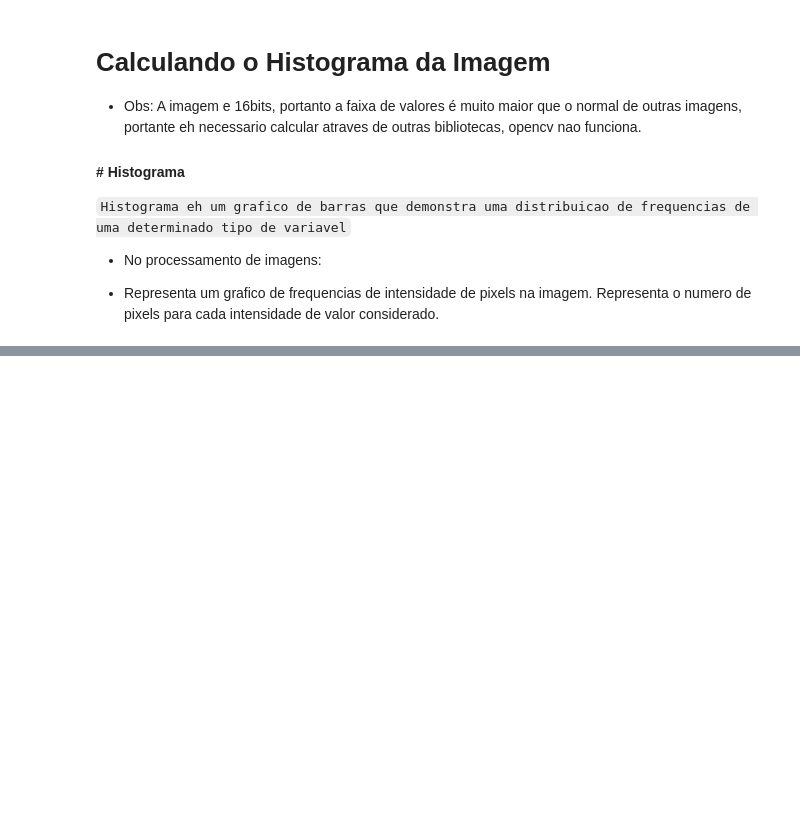
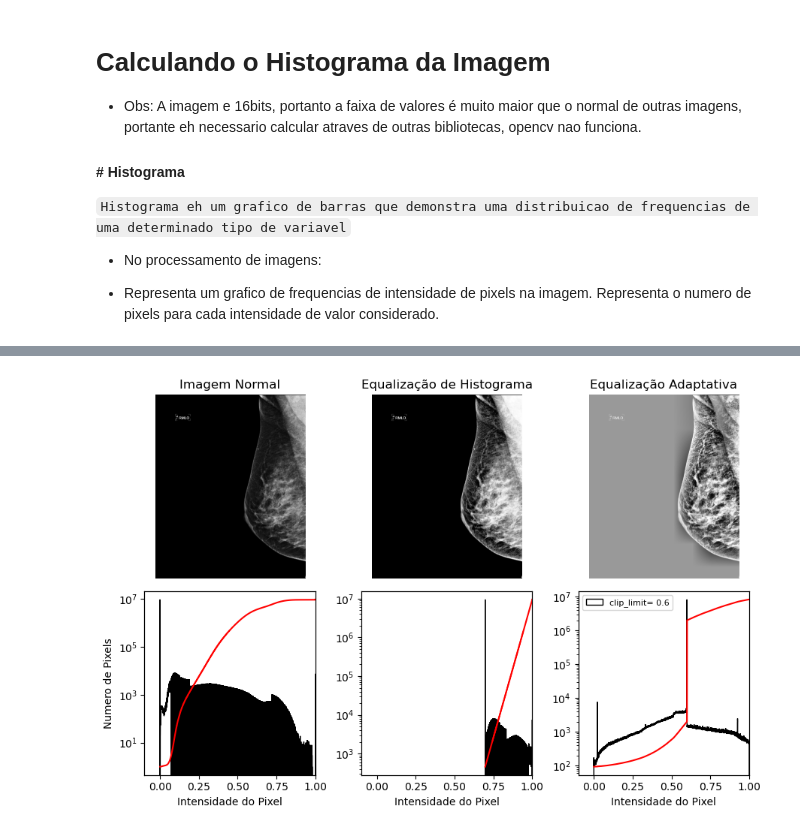
Before and after one commit to lukasmachado20/ProjetoITI, a Jupyter notebook: equalizacao_histogramas.ipynb, the cells around one changed output, grey strips where cells are left out. Saved outputs shown, nothing was run; the diff lists cells and outputs as text; code cells hidden in the pictures; blank space fills up the shorter version.

Commit message:
histogramas criados

```diff
--- a/equalizacao_histogramas.ipynb
+++ b/equalizacao_histogramas.ipynb
@@ -15,3 +15,9 @@ bits = np.arange(65537)
+# %%
+# Normalizando imagem
+imgNormalized = imgArray/4095
+print(imgNormalized)
+print(np.max(imgNormalized))
+print(np.min(imgNormalized))
 # %% [markdown]
 # Calculando o Histograma da Imagem
 * Obs: A imagem e 16bits, portanto a faixa de valores é muito maior que o normal de outras imagens, portante eh necessario calcular atraves de outras bibliotecas, opencv nao funciona.
@@ -20,5 +26,7 @@ bits = np.arange(65537)
 * No processamento de imagens:
 - Representa um grafico de frequencias de intensidade de pixels na imagem. Representa o numero de pixels para cada intensidade de valor considerado.
 # %%
-imgEqualize = exposure.equalize_hist(imgArray)
-hist, bin = np.histogram(imgEqualize.ravel(), bins=bits, range=65536)
+imgEqHist = exposure.equalize_hist(imgNormalized, nbins=np.max(imgArray))
+imgEqAdaptHist = exposure.equalize_adapthist(imgNormalized, nbins=np.max(imgArray), clip_limit=0.6)
+
+#hist, bin = np.histogram(imgEqHist.ravel(), bins=bits, range=np.max(imgArray))
@@ -115,0 +33,53 @@ plt.show()
+# %%
+def plot_Img_and_Hist(img, axes, nBins=4095):
+    image = img_as_float(img)
+
+    axeImg, axeHist = axes
+    axeCdf = axeHist.twinx()
+
+    # Display na imagem
+    axeImg.imshow(image, cmap=plt.cm.gray)
+    axeImg.set_axis_off()
+
+    # Display no Histograma da imagem
+    axeHist.hist(image.ravel(), bins=nBins, histtype='step', color='black')
+    axeHist.semilogy()
+    axeHist.set_xlabel('Intensidade do Pixel')
+    axeHist.set_xlim(-0.1, 1)
+
+    # Cumulative Distribution da imagem
+    imgCdf, bins = exposure.cumulative_distribution(image, nBins)
+    axeCdf.plot(bins, imgCdf, 'r')
+    axeCdf.set_yticks([])
+    return axeImg, axeHist, axeCdf
+
+
+fig = plt.figure(figsize=(9, 6))
+axes = np.zeros((2, 3), dtype=object)
+axes[0, 0] = fig.add_subplot(2, 3, 1)
+for i in range(1, 3):
+    axes[0, i] = fig.add_subplot(2, 3, 1+i, sharex=axes[0,0], sharey=axes[0,0])
+for i in range(0, 3):
+    axes[1, i] = fig.add_subplot(2, 3, 4+i)
+
+# Imagem Normal, sem nenhuma Equalizacao
+axeImg, axeHist, axeCdf = plot_Img_and_Hist(imgNormalized, axes[:, 0])
+axeImg.set_title('Imagem Normal')
+axeHist.set_ylabel('Numero de Pixels')
+
+# Imagem com Equalizacao de Histograma
+axeImg, axeHist, axeCdf = plot_Img_and_Hist(imgEqHist, axes[:, 1])
+axeImg.set_title('Equalização de Histograma')
+
+# Imagem com Equalizacao Adaptativa de Histograma
+axeImg, axeHist, axeCdf = plot_Img_and_Hist(imgEqAdaptHist, axes[:, 2])
+axeImg.set_title('Equalização Adaptativa')
+
+#yMin, yMax = axeHist.get_ylim()
+#axeHist.text(0, yMax-(10**7), 'clip_limit= 0.6')
+axeHist.legend(['clip_limit= 0.6'], fontsize=8,loc=2)
+
+fig.tight_layout()
+plt.show()
+# %% [output]
+[figure, added]
```
Also changed, not shown: parts of 9 cells of this notebook, 1 other file.
